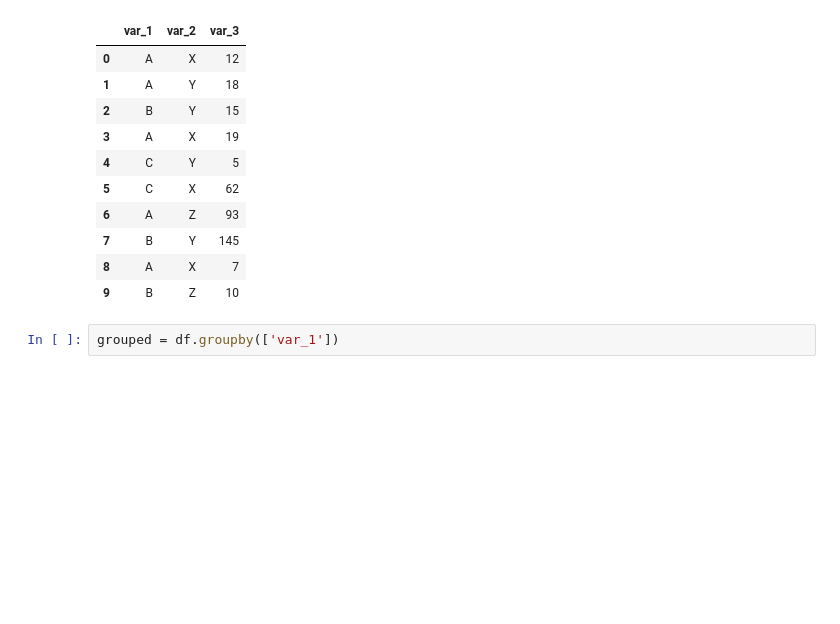
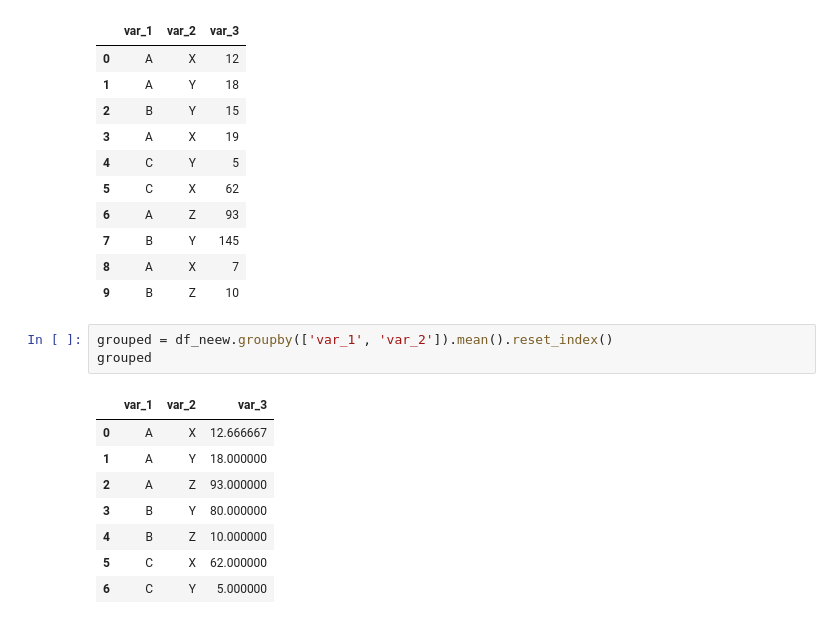
Before and after one commit to Gustavo-b017/Python_2-semestre, a Jupyter notebook: Aulas/aula 10/aula_10_15.4.24.ipynb, the cells around one changed output. Drawn from its saved outputs; the diff is of its cells as text; blank space fills up the shorter version.

```diff
--- a/Aulas/aula 10/aula_10_15.4.24.ipynb
+++ b/Aulas/aula 10/aula_10_15.4.24.ipynb
@@ -441,4 +441,14 @@ df_neew
 | 8 | A | X | 7 |
 | 9 | B | Z | 10 |
 # %%
-grouped = df.groupby(['var_1'])
+grouped = df_neew.groupby(['var_1', 'var_2']).mean().reset_index()
+grouped
+# %% [output]
+|  | var_1 | var_2 | var_3 |
+| 0 | A | X | 12.666667 |
+| 1 | A | Y | 18.000000 |
+| 2 | A | Z | 93.000000 |
+| 3 | B | Y | 80.000000 |
+| 4 | B | Z | 10.000000 |
+| 5 | C | X | 62.000000 |
+| 6 | C | Y | 5.000000 |
```
